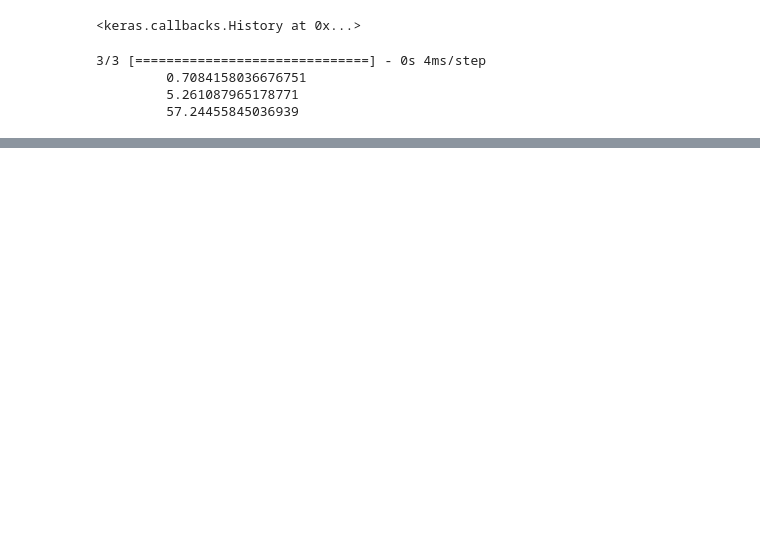
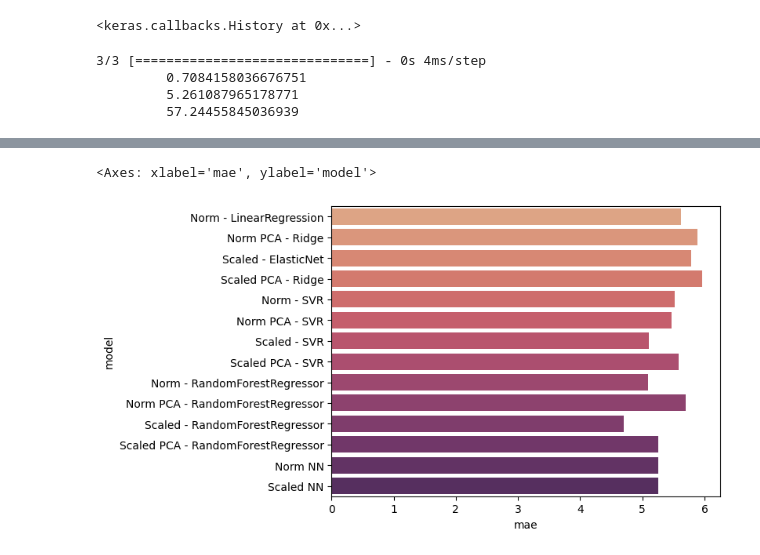
Before and after one commit to gavinlampton/CECS456-Group7_final-project, a Jupyter notebook: Combined.ipynb, the cells around one changed output, grey strips where cells are left out. Drawn from its saved outputs; the diff is of its cells as text; code cells hidden in the pictures; blank space fills up the shorter version.

```diff
--- a/Combined.ipynb
+++ b/Combined.ipynb
@@ -725,0 +764,5 @@ for row in errors:
+# %%
+sns.barplot(data=mae_values, x='mae', y='model', palette='flare')
+# %% [output]
+<Axes: xlabel='mae', ylabel='model'>
+[figure, added]
```
Also changed, not shown: parts of 8 cells of this notebook.
